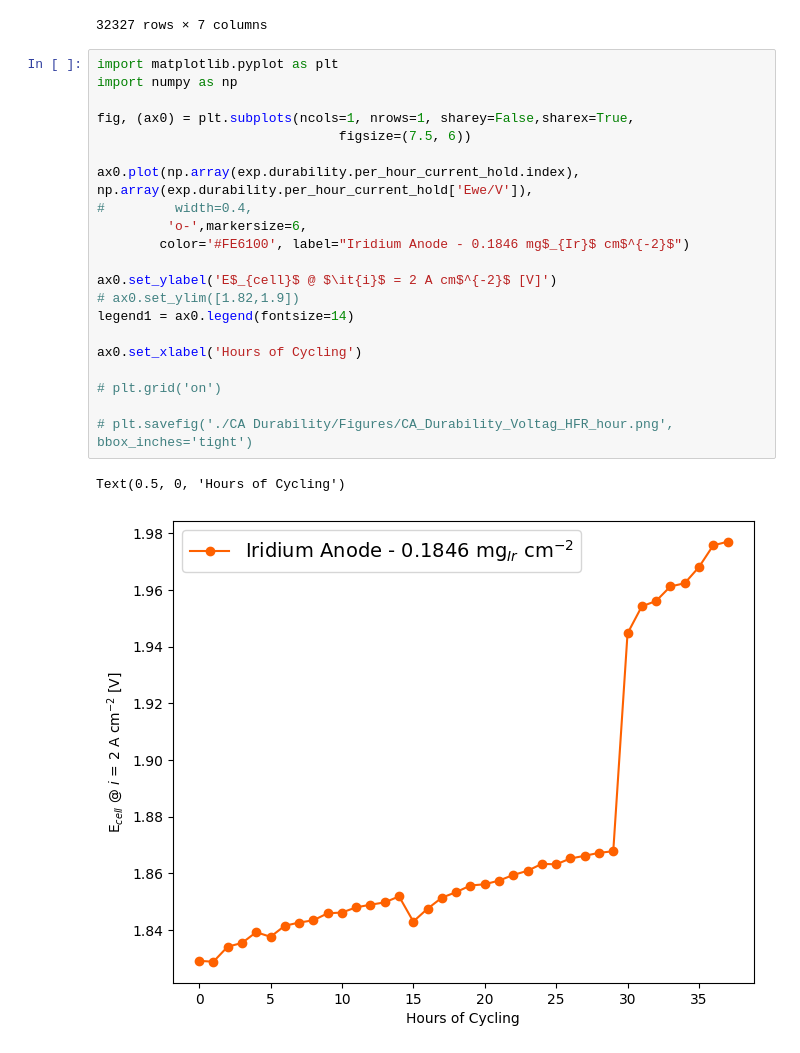
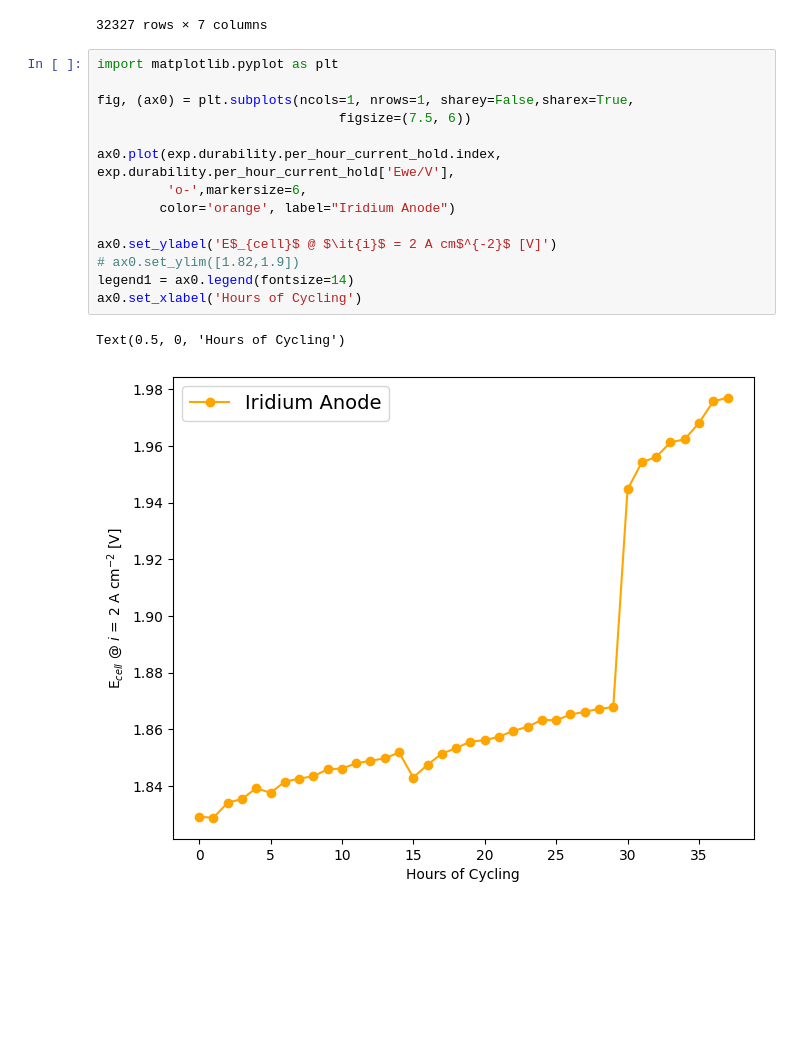
Before and after one commit to karaferner/cmu-edl, a Jupyter notebook: demo.ipynb, the cells around one changed output. Drawn from its saved outputs; the diff is of its cells as text; blank space fills up the shorter version.

Commit message:
working on durability and demo

```diff
--- a/demo.ipynb
+++ b/demo.ipynb
@@ -234,25 +234,18 @@ exp.durability.per_hour_GEIS
 32327 rows × 7 columns
 # %%
 import matplotlib.pyplot as plt
-import numpy as np
 
 fig, (ax0) = plt.subplots(ncols=1, nrows=1, sharey=False,sharex=True,
                                figsize=(7.5, 6))
 
-ax0.plot(np.array(exp.durability.per_hour_current_hold.index), np.array(exp.durability.per_hour_current_hold['Ewe/V']),
-#         width=0.4,
+ax0.plot(exp.durability.per_hour_current_hold.index, exp.durability.per_hour_current_hold['Ewe/V'],
          'o-',markersize=6,
-        color='#FE6100', label="Iridium Anode - 0.1846 mg$_{Ir}$ cm$^{-2}$")
+        color='orange', label="Iridium Anode")
 
 ax0.set_ylabel('E$_{cell}$ @ $\it{i}$ = 2 A cm$^{-2}$ [V]')
 # ax0.set_ylim([1.82,1.9])
 legend1 = ax0.legend(fontsize=14)
-
 ax0.set_xlabel('Hours of Cycling')
-
-# plt.grid('on')
-
-# plt.savefig('./CA Durability/Figures/CA_Durability_Voltag_HFR_hour.png', bbox_inches='tight')
 # %% [output]
 Text(0.5, 0, 'Hours of Cycling')
-[figure, old version]
+[figure, new version]
```
Also changed, not shown: 5 other files.
